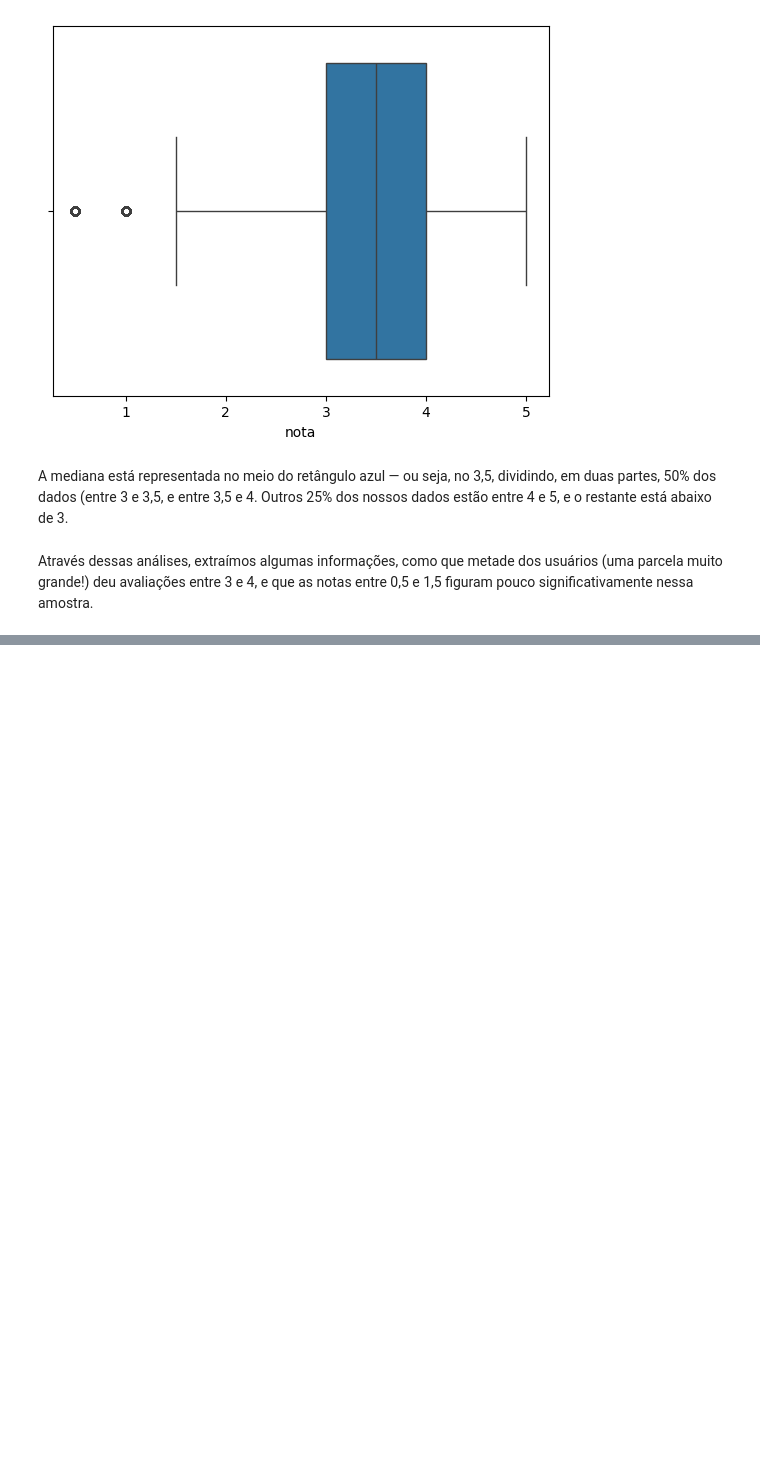
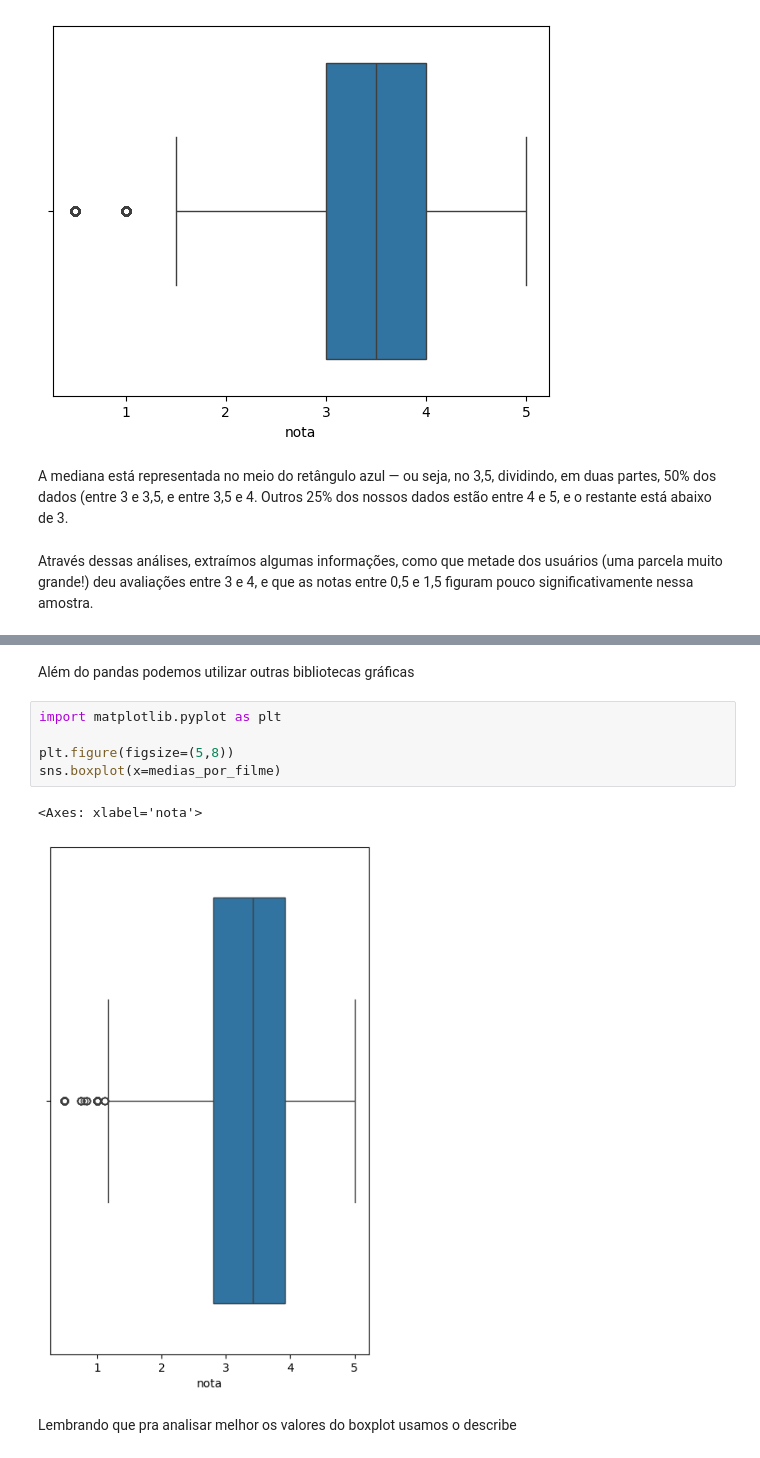
Before and after one commit to barbnrosa/data-science, a Jupyter notebook: analise-visualizacao-dados.ipynb, the cells around one changed output, grey strips where cells are left out. Drawn from its saved outputs; the diff is of its cells as text; blank space fills up the shorter version.

```diff
--- a/analise-visualizacao-dados.ipynb
+++ b/analise-visualizacao-dados.ipynb
@@ -181,0 +283,12 @@ Através dessas análises, extraímos algumas informações, como que metade dos
+# %% [markdown]
+Além do pandas podemos utilizar outras bibliotecas gráficas
+# %%
+import matplotlib.pyplot as plt
+
+plt.figure(figsize=(5,8))
+sns.boxplot(x=medias_por_filme)
+# %% [output]
+<Axes: xlabel='nota'>
+[figure, added]
+# %% [markdown]
+Lembrando que pra analisar melhor os valores do boxplot usamos o describe
```
Also changed, not shown: parts of 24 cells of this notebook, 1 other file.
